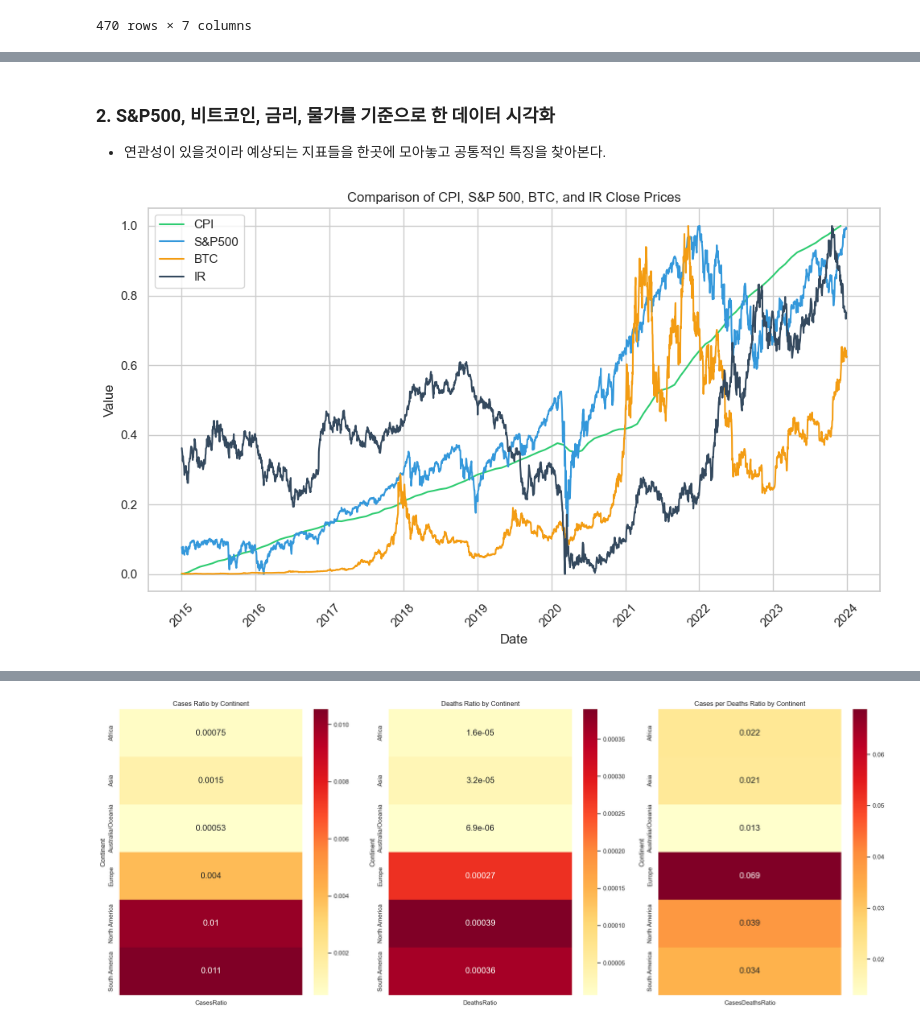
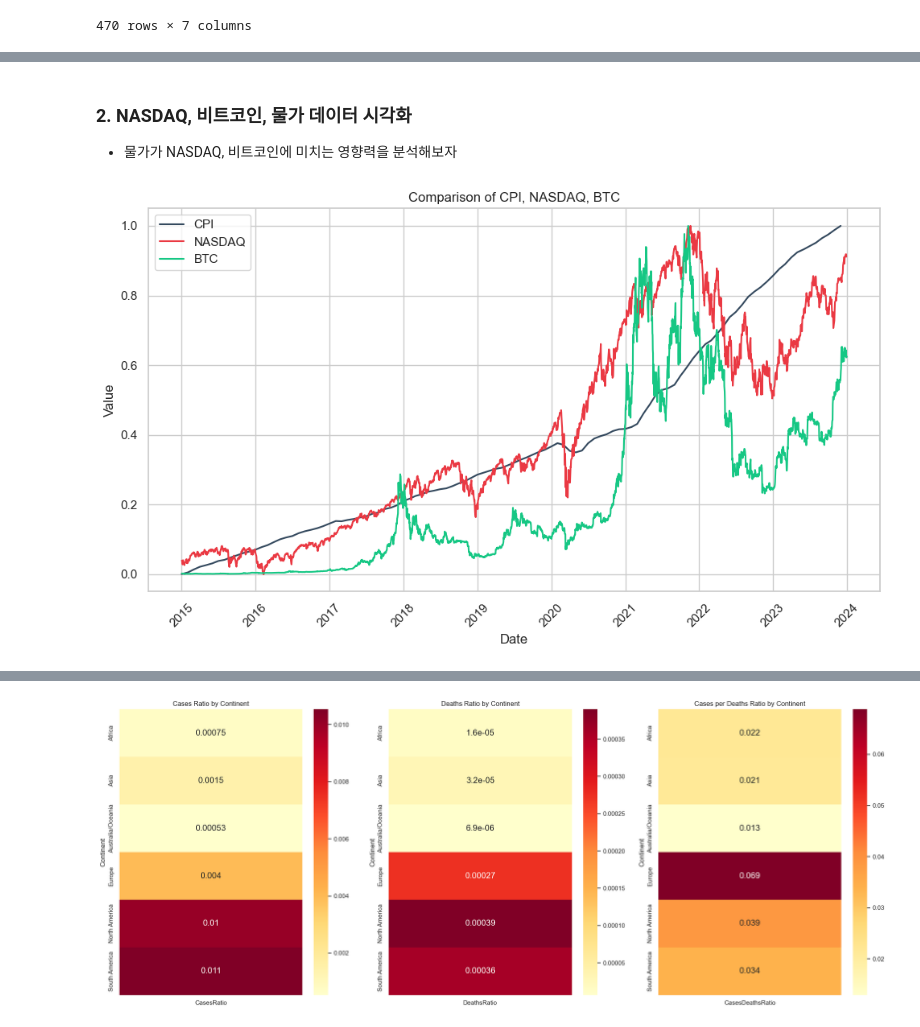
Before and after one commit to baek-si-hyun/kdt_data_analysis, a Jupyter notebook: project/data_project.ipynb, the cells around one changed output, grey strips where cells are left out. Cells and saved outputs as stored; diff of their text form; code cells hidden in the pictures.

```diff
--- a/project/data_project.ipynb
+++ b/project/data_project.ipynb
@@ -113,7 +93,6 @@ coinmarketcap_df
 # %%
 cpi_df.columns  =['Date', 'Cpi']
-cpi_df = cpi_df.reset_index()
-cpi_df = cpi_df.drop(columns='index', axis=1)
+cpi_df = cpi_df.reset_index(drop='true')
 cpi_df
 # %% [output]
 |  | Date | Cpi |
@@ -170,6 +146,6 @@ coinmarketcap_df
 # %%
-snp_df = snp.reset_index()
-display(snp_df)
+nasdaq_df = nas.reset_index()
+display(nasdaq_df)
 btc_df = btc.reset_index()
 display(btc_df)
 ir_df = ir.reset_index()
@@ -178,6 +154,5 @@ vix_df = vix.reset_index()
 display(vix_df)
 display(cpi_df)
 display(dominance_df)
-display(coinmarketcap_df)
 # %% [output]
 |  | Date | Open | High | Low | Close | Volume |
@@ -377,10 +311,9 @@ covid_df
 cpi_df['Date'] = pd.to_datetime(cpi_df['Date'])
 btc_df['Date'] = pd.to_datetime(btc_df['Date'])
 ir_df['Date'] = pd.to_datetime(ir_df['Date'])
-snp_df['Date'] = pd.to_datetime(snp_df['Date'])
+nasdaq_df['Date'] = pd.to_datetime(nasdaq_df['Date'])
 vix_df['Date'] = pd.to_datetime(vix_df['Date'])
 dominance_df['Date'] = pd.to_datetime(dominance_df['Date'])
-coinmarketcap_df['Date'] = pd.to_datetime(coinmarketcap_df['Date'])
 # %%
 from sklearn.preprocessing import MinMaxScaler
 
@@ -396,22 +329,18 @@ ir_scale = MinMaxScaler()
 ir_df[['Open', 'High', 'Low', 'Close', 'Volume']] = ir_scale.fit_transform(ir_df[['Open', 'High', 'Low', 'Close', 'Volume']])
 display(ir_df)
 
-snp_scale = MinMaxScaler()
-snp_df[['Open', 'High', 'Low', 'Close', 'Volume']] = snp_scale.fit_transform(snp_df[['Open', 'High', 'Low', 'Close', 'Volume']])
-display(snp_df)
+nas_scale = MinMaxScaler()
+nasdaq_df[['Open', 'High', 'Low', 'Close', 'Volume']] = nas_scale.fit_transform(nasdaq_df[['Open', 'High', 'Low', 'Close', 'Volume']])
+display(nasdaq_df)
 
 vix_scale = MinMaxScaler()
 vix_df[['Open', 'High', 'Low', 'Close', 'Volume']] = vix_scale.fit_transform(vix_df[['Open', 'High', 'Low', 'Close', 'Volume']])
 vix_df['Close'] = 1 - vix_df['Close']
 display(vix_df)
 
-
+#별도로 사용할 데이터셋은 정규화를 따로 하지 않음
 dominance_df.iloc[:, 1:] = dominance_df.iloc[:, 1:].apply(pd.to_numeric, errors='coerce')
 display(dominance_df)
-coinmarketcap_scale = MinMaxScaler()
-coinmarketcap_df[['Marketcap']] = coinmarketcap_scale.fit_transform(coinmarketcap_df[['Marketcap']])
-coinmarketcap_df.iloc[:, 1:] = coinmarketcap_df.iloc[:, 1:].apply(pd.to_numeric, errors='coerce')
-display(coinmarketcap_df)
 # %% [output]
 |  | Date | Open | High | Low | Close | Volume |
 | 0 | 2015-01-02 | 0.002036 | 0.001518 | 0.002146 | 0.002032 | 0.000000 |
@@ -594,22 +477,21 @@ plt.show()
 # %% [markdown]
-### 2. S&P500, 비트코인, 금리, 물가를 기준으로 한 데이터 시각화
-- 연관성이 있을것이라 예상되는 지표들을 한곳에 모아놓고 공통적인 특징을 찾아본다.
+### 2. NASDAQ, 비트코인, 물가 데이터 시각화
+- 물가가 NASDAQ, 비트코인에 미치는 영향력을 분석해보자
 # %%
 warnings.filterwarnings("ignore")
 
 plt.figure(figsize=(10, 6))
 sns.set(style='whitegrid', font_scale=1)
-sns.lineplot(x=cpi_df['Date'], y=cpi_df['Cpi'], label='CPI', color='#2ecc71')
-sns.lineplot(x=snp_df['Date'], y=snp_df['Close'], label='S&P500', color='#3498db')
-sns.lineplot(x=btc_df['Date'], y=btc_df['Close'], label='BTC', color='#f39c12')
-sns.lineplot(x=ir_df['Date'], y=ir_df['Close'], label='IR', color='#34495e')
+sns.lineplot(x=cpi_df['Date'], y=cpi_df['Cpi'], label='CPI', color='#34495e')
+sns.lineplot(x=nasdaq_df['Date'], y=nasdaq_df['Close'], label='NASDAQ', color='#ea3943')
+sns.lineplot(x=btc_df['Date'], y=btc_df['Close'], label='BTC', color='#16c784')
 plt.xlabel('Date')
 plt.ylabel('Value')
-plt.title('Comparison of CPI, S&P 500, BTC, and IR Close Prices')
+plt.title('Comparison of CPI, NASDAQ, BTC')
 plt.xticks(rotation=45)
 plt.legend()
 plt.grid(True)
 plt.tight_layout()
 plt.show()
 # %% [output]
-[figure, old version]
+[figure, new version]
```
Also changed, not shown: parts of 60 cells of this notebook.
